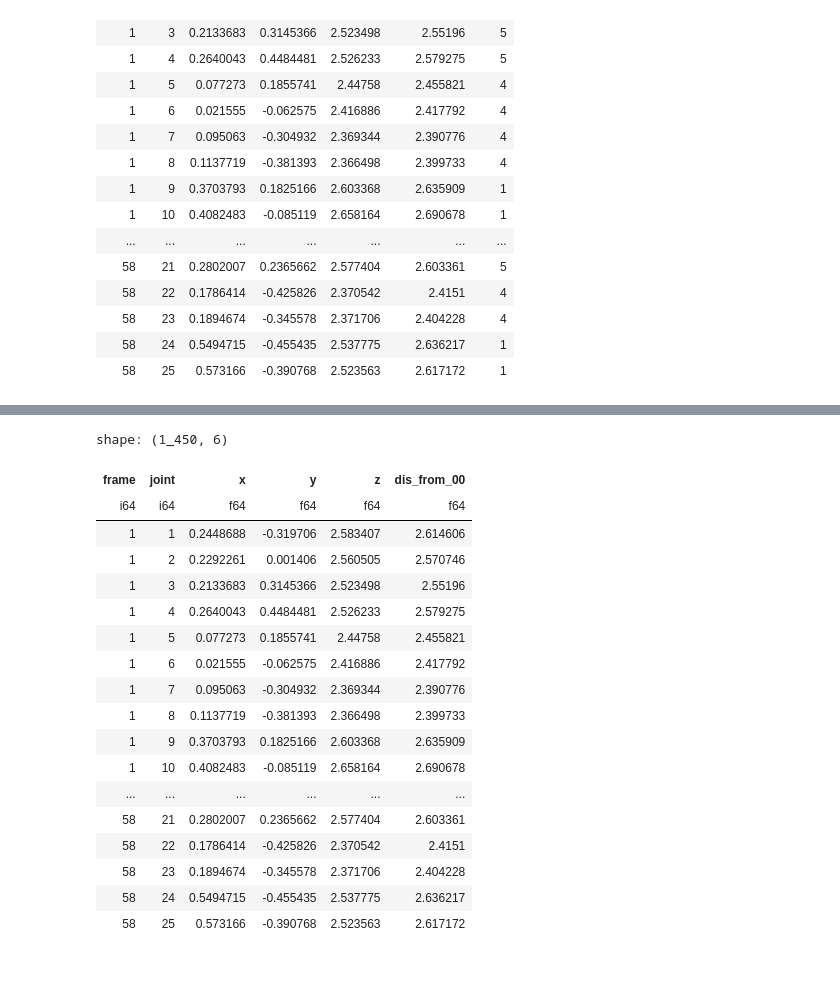
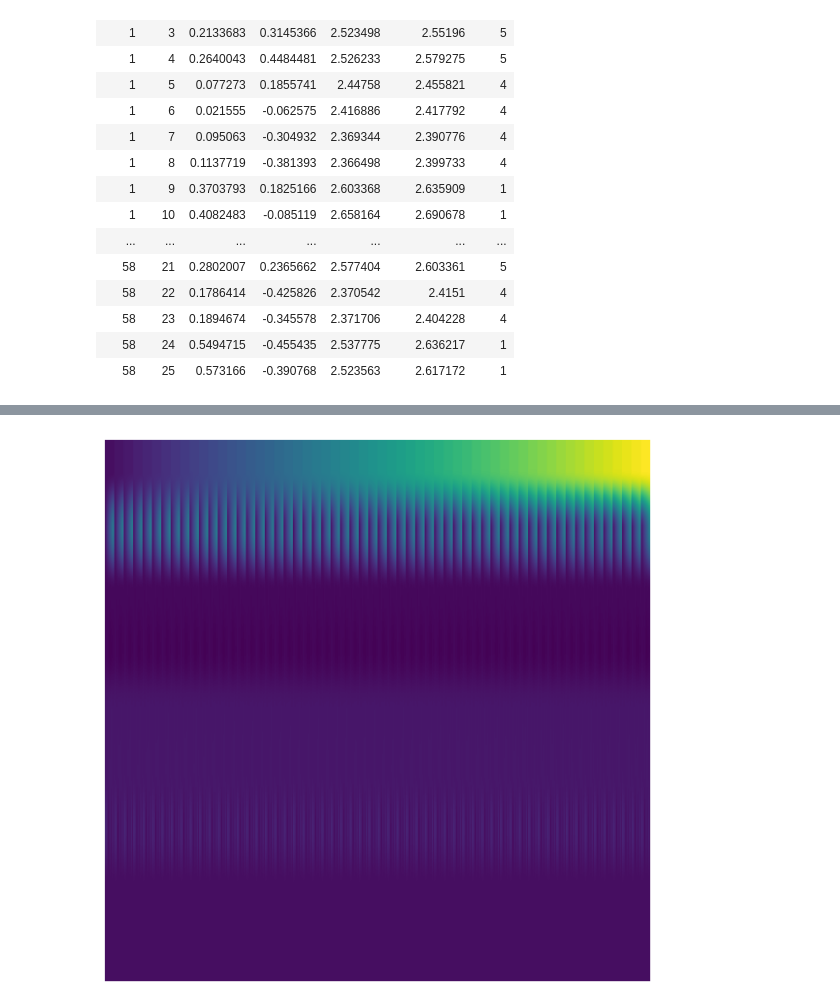
Before and after one commit to Augustus2011/ntu_rgb_proj, a Jupyter notebook: ntu_rgb/gen_spec.ipynb, the cells around one changed output, grey strips where cells are left out. Saved outputs shown, nothing was run; the diff lists cells and outputs as text; code cells hidden in the pictures; blank space fills up the shorter version.

```diff
--- a/ntu_rgb/gen_spec.ipynb
+++ b/ntu_rgb/gen_spec.ipynb
@@ -99,5 +99,7 @@ shape: (1_450, 7)
 | 58 | 24 | 0.5494715 | -0.455435 | 2.537775 | 2.636217 | 1 |
 | 58 | 25 | 0.573166 | -0.390768 | 2.523563 | 2.617172 | 1 |
 # %%
-df_movement1.with_columns(pl.Series("yoyo",[1]*1450))
+one="a"
+df_movement1=df_movement1.with_columns(pl.Series(f"yoyo{one}",[1]*1450))
+df_movement1
 # %% [output]
@@ -105,23 +125,8 @@ TypeError: argument 'names': 'list' object cannot be converted to 'PyString'
-# %%
-df_movement1= df_movement1.rename({"map": "dis_from_00"})
-df_movement1
-# %% [output]
-shape: (1_450, 6)
-| frame | joint | x | y | z | dis_from_00 |
-| i64 | i64 | f64 | f64 | f64 | f64 |
-| 1 | 1 | 0.2448688 | -0.319706 | 2.583407 | 2.614606 |
-| 1 | 2 | 0.2292261 | 0.001406 | 2.560505 | 2.570746 |
-| 1 | 3 | 0.2133683 | 0.3145366 | 2.523498 | 2.55196 |
-| 1 | 4 | 0.2640043 | 0.4484481 | 2.526233 | 2.579275 |
-| 1 | 5 | 0.077273 | 0.1855741 | 2.44758 | 2.455821 |
-| 1 | 6 | 0.021555 | -0.062575 | 2.416886 | 2.417792 |
-| 1 | 7 | 0.095063 | -0.304932 | 2.369344 | 2.390776 |
-| 1 | 8 | 0.1137719 | -0.381393 | 2.366498 | 2.399733 |
-| 1 | 9 | 0.3703793 | 0.1825166 | 2.603368 | 2.635909 |
-| 1 | 10 | 0.4082483 | -0.085119 | 2.658164 | 2.690678 |
-| ... | ... | ... | ... | ... | ... |
-| 58 | 21 | 0.2802007 | 0.2365662 | 2.577404 | 2.603361 |
-| 58 | 22 | 0.1786414 | -0.425826 | 2.370542 | 2.4151 |
-| 58 | 23 | 0.1894674 | -0.345578 | 2.371706 | 2.404228 |
-| 58 | 24 | 0.5494715 | -0.455435 | 2.537775 | 2.636217 |
-| 58 | 25 | 0.573166 | -0.390768 | 2.523563 | 2.617172 |
+# %%
+x=df_movement1.to_numpy().T
+fig, ax = plt.subplots(figsize=(8, 8))
+im = ax.imshow(x, cmap='viridis', aspect='auto')
+ax.axis('off')
+fig.set_size_inches(448 / 56, 448 /56)
+# %% [output]
+[figure, added]
```
Also changed, not shown: parts of 1 cell of this notebook, 4 other files.
